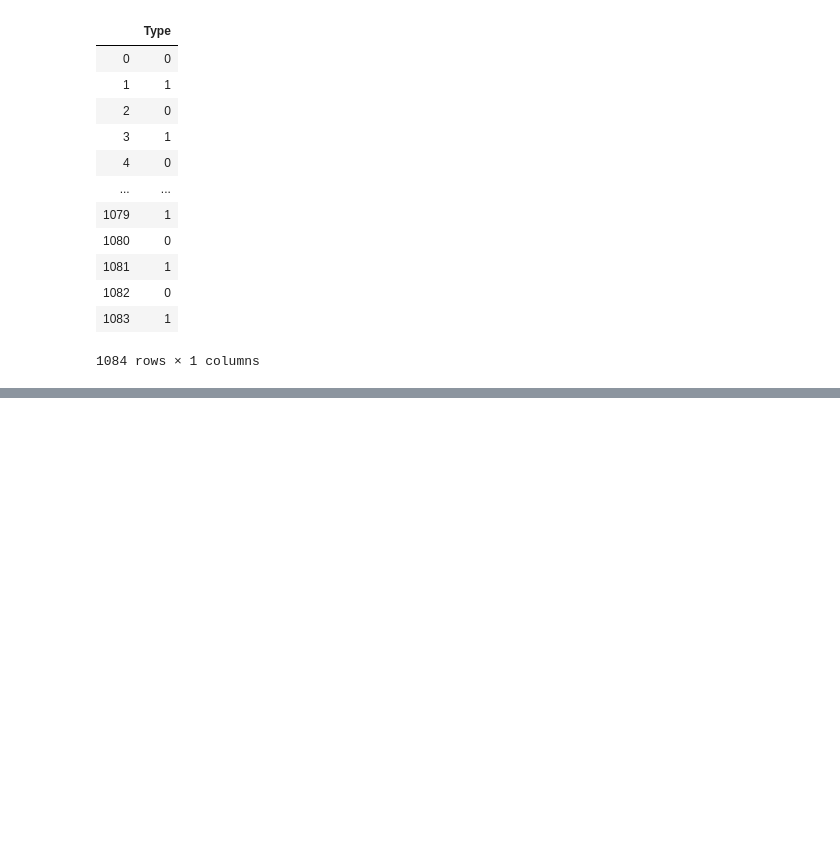
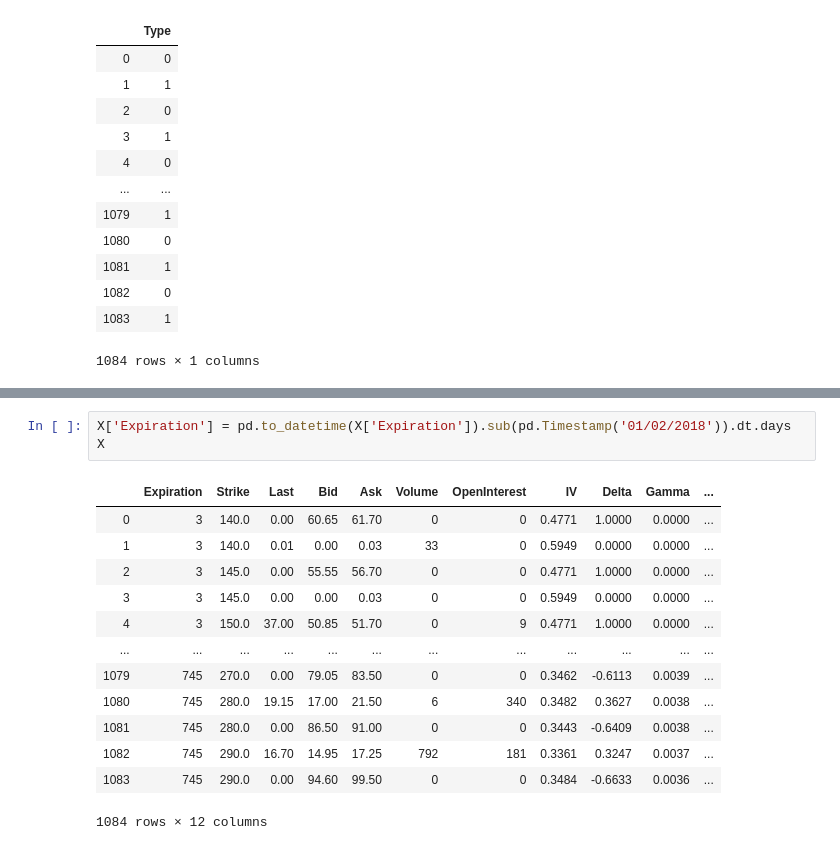
Before and after one commit to DanielHead96/4156ML, a Jupyter notebook: Research.ipynb, the cells around one changed output, grey strips where cells are left out. Drawn from its saved outputs; the diff is of its cells as text; blank space fills up the shorter version.

```diff
--- a/Research.ipynb
+++ b/Research.ipynb
@@ -100,3 +109,20 @@ X
+# %%
+X['Expiration'] = pd.to_datetime(X['Expiration']).sub(pd.Timestamp('01/02/2018')).dt.days
+X
+# %% [output]
+|  | Expiration | Strike | Last | Bid | Ask | Volume | OpenInterest | IV | Delta | Gamma | ... |
+| 0 | 3 | 140.0 | 0.00 | 60.65 | 61.70 | 0 | 0 | 0.4771 | 1.0000 | 0.0000 | ... |
+| 1 | 3 | 140.0 | 0.01 | 0.00 | 0.03 | 33 | 0 | 0.5949 | 0.0000 | 0.0000 | ... |
+| 2 | 3 | 145.0 | 0.00 | 55.55 | 56.70 | 0 | 0 | 0.4771 | 1.0000 | 0.0000 | ... |
+| 3 | 3 | 145.0 | 0.00 | 0.00 | 0.03 | 0 | 0 | 0.5949 | 0.0000 | 0.0000 | ... |
+| 4 | 3 | 150.0 | 37.00 | 50.85 | 51.70 | 0 | 9 | 0.4771 | 1.0000 | 0.0000 | ... |
+| ... | ... | ... | ... | ... | ... | ... | ... | ... | ... | ... | ... |
+| 1079 | 745 | 270.0 | 0.00 | 79.05 | 83.50 | 0 | 0 | 0.3462 | -0.6113 | 0.0039 | ... |
+| 1080 | 745 | 280.0 | 19.15 | 17.00 | 21.50 | 6 | 340 | 0.3482 | 0.3627 | 0.0038 | ... |
+| 1081 | 745 | 280.0 | 0.00 | 86.50 | 91.00 | 0 | 0 | 0.3443 | -0.6409 | 0.0038 | ... |
+| 1082 | 745 | 290.0 | 16.70 | 14.95 | 17.25 | 792 | 181 | 0.3361 | 0.3247 | 0.0037 | ... |
+| 1083 | 745 | 290.0 | 0.00 | 94.60 | 99.50 | 0 | 0 | 0.3484 | -0.6633 | 0.0036 | ... |
+1084 rows × 12 columns
 # %%
 scatter_matrix(X, alpha=0.2, figsize=(20,20), diagonal='kde');
 # %% [output]
```
Also changed, not shown: parts of 8 cells of this notebook, 1 other file.
